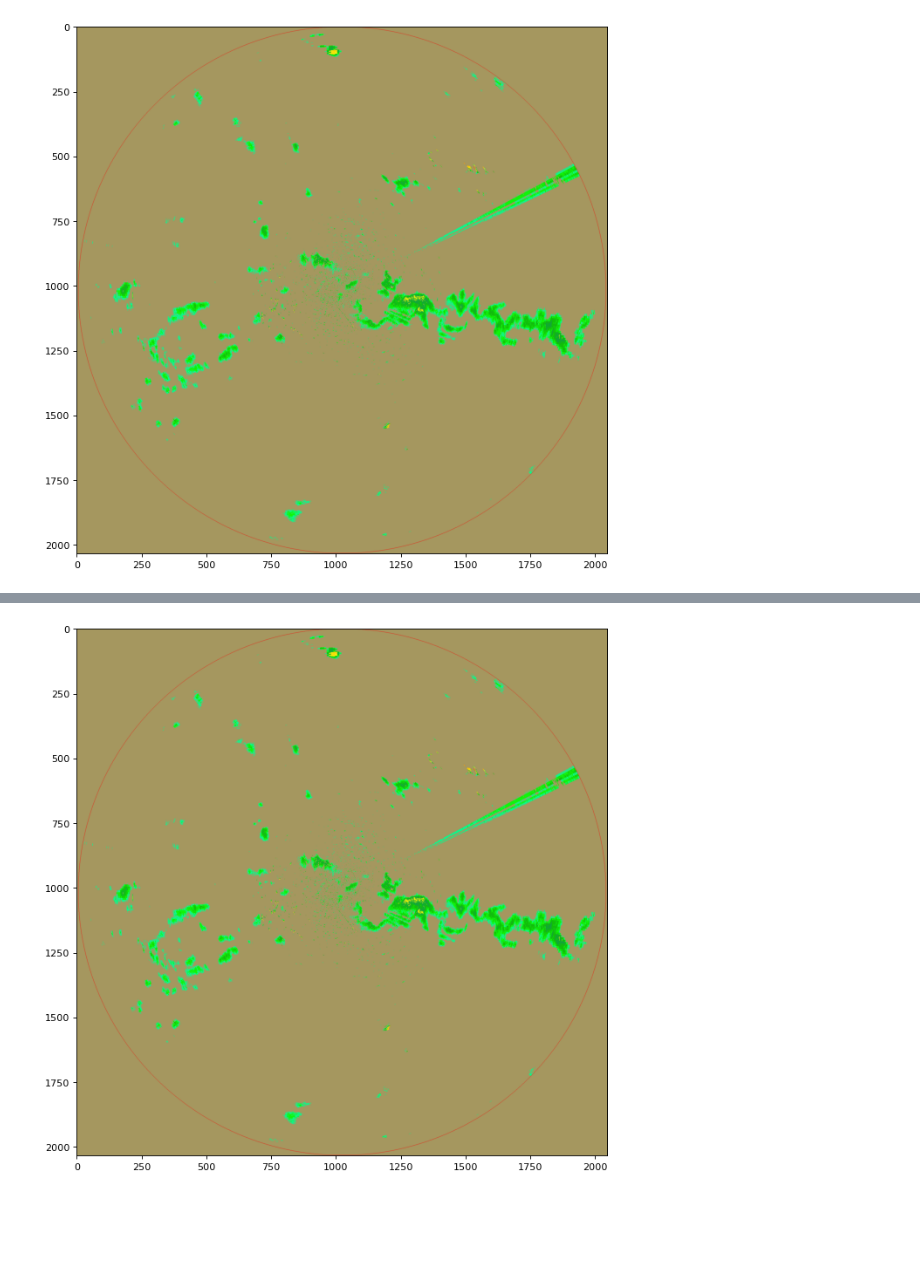
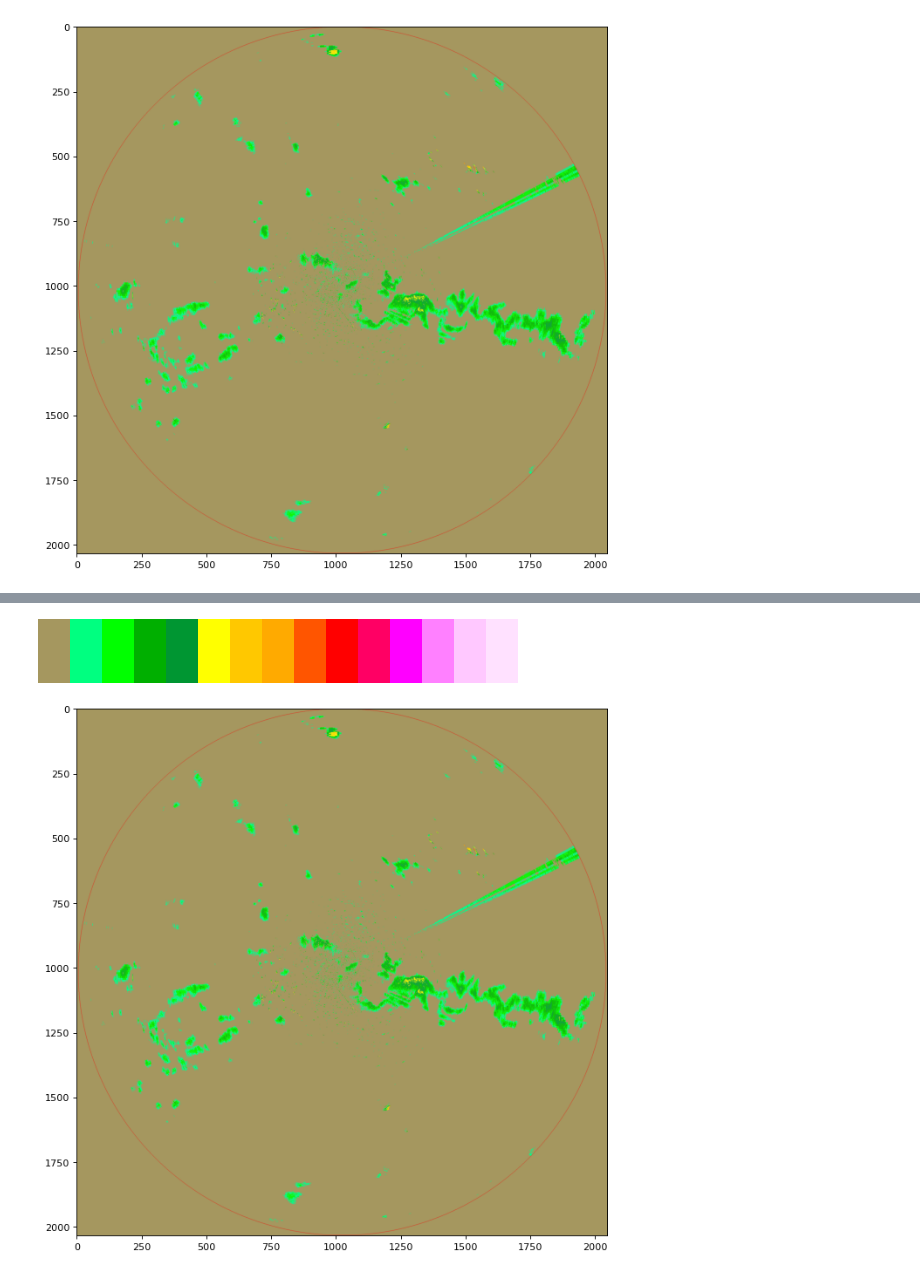
Before and after one commit to One-Night-Miracle/Data-Science-Project-2-2021-2-Nowcasting, a Jupyter notebook: rgb_to_dBZ test.ipynb, the cells around one changed output, grey strips where cells are left out. Saved outputs shown, nothing was run; the diff lists cells and outputs as text; code cells hidden in the pictures; blank space fills up the shorter version.

```diff
--- a/rgb_to_dBZ test.ipynb
+++ b/rgb_to_dBZ test.ipynb
@@ -5,6 +5,8 @@ import matplotlib as mpl
 import matplotlib.pyplot as plt
 import cv2
 import torch
+# %%
+device = "cuda"
 # %%
 pic2 = cv2.imread("./data/bkk_radar_images/bkk_radar_images_1/1592461954.png")
 
@@ -33,7 +35,8 @@ def radar_colormap():
     (255, 225, 255), # 70
     (255, 255, 255) # 75
     ])
-    return torch.tensor(nws_reflectivity_colors)
+    return torch.tensor(nws_reflectivity_colors).to(device)
     # return mpl.colors.ListedColormap(nws_reflectivity_colors)
 
-dBZmap = torch.tensor([0,5.5,10,15,20,25,30,35,40,45,50,55,60,65,70,75])*255/75
+dBZmap = torch.tensor([0,5.5,10,15,20,25,30,35,40,45,50,55,60,65,70,75]).to(device)
+dBZmap = dBZmap*255/75
@@ -59,5 +43,7 @@ tensor([[0.6471, 0.5922, 0.3725],
 # %%
-# mpl.colors.ListedColormap(radar_colormap()/255)
+mpl.colors.ListedColormap(radar_colormap().numpy()/255)
+# %% [output]
+[figure, added]
 # %%
 def color2dBZ(rgb, dBZmap):
     w, h, c = rgb.shape
```
Also changed, not shown: parts of 2 cells of this notebook.
